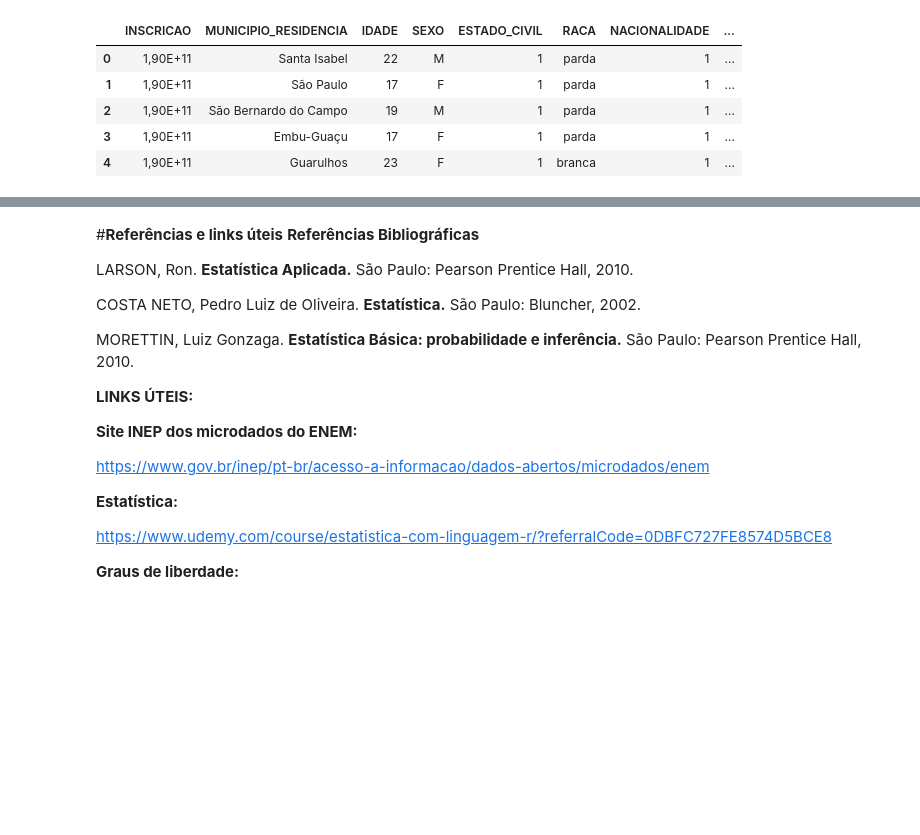
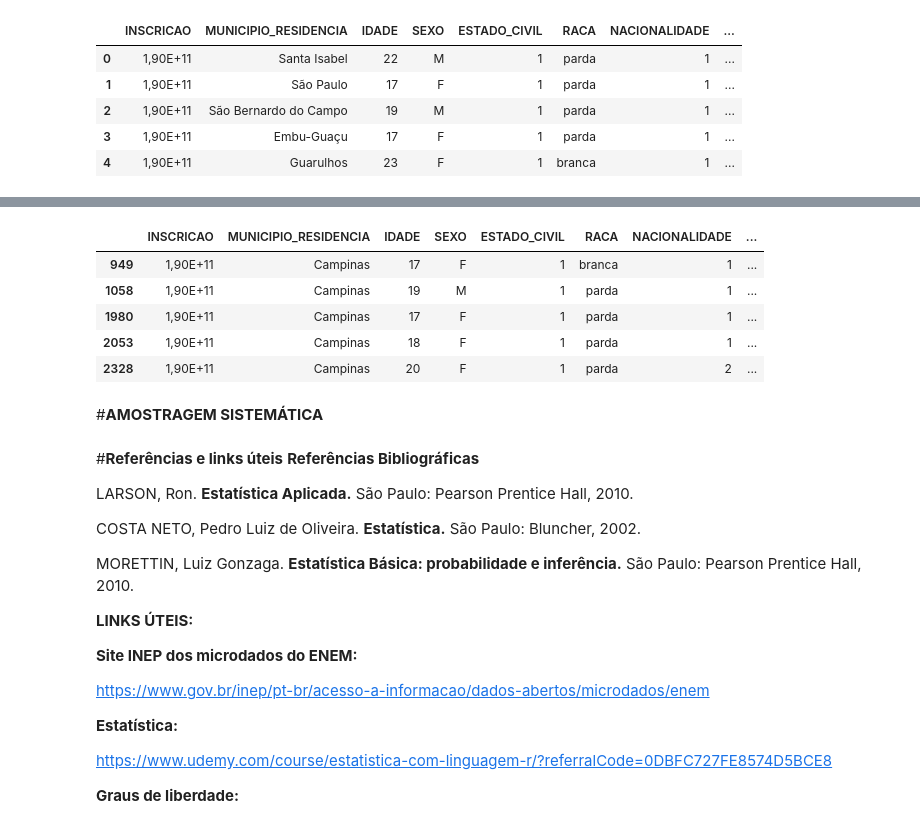
Before and after one commit to mateus-neres/Analise_estatistica_enem_2019, a Jupyter notebook: amostragem_etapa02.ipynb, the cells around one changed output, grey strips where cells are left out. Saved outputs shown, nothing was run; the diff lists cells and outputs as text; code cells hidden in the pictures; blank space fills up the shorter version.

```diff
--- a/amostragem_etapa02.ipynb
+++ b/amostragem_etapa02.ipynb
@@ -39,3 +110,14 @@ enem_sp.head()
+# %%
+amostra_simples.head(5)
+# %% [output]
+|  | INSCRICAO | MUNICIPIO_RESIDENCIA | IDADE | SEXO | ESTADO_CIVIL | RACA | NACIONALIDADE | ... |
+| 949 | 1,90E+11 | Campinas | 17 | F | 1 | branca | 1 | ... |
+| 1058 | 1,90E+11 | Campinas | 19 | M | 1 | parda | 1 | ... |
+| 1980 | 1,90E+11 | Campinas | 17 | F | 1 | parda | 1 | ... |
+| 2053 | 1,90E+11 | Campinas | 18 | F | 1 | parda | 1 | ... |
+| 2328 | 1,90E+11 | Campinas | 20 | F | 1 | parda | 2 | ... |
+# %% [markdown]
+#**AMOSTRAGEM SISTEMÁTICA**
 # %% [markdown]
 #**Referências e links úteis**
 **Referências Bibliográficas**
```
Also changed, not shown: parts of 20 cells of this notebook.
